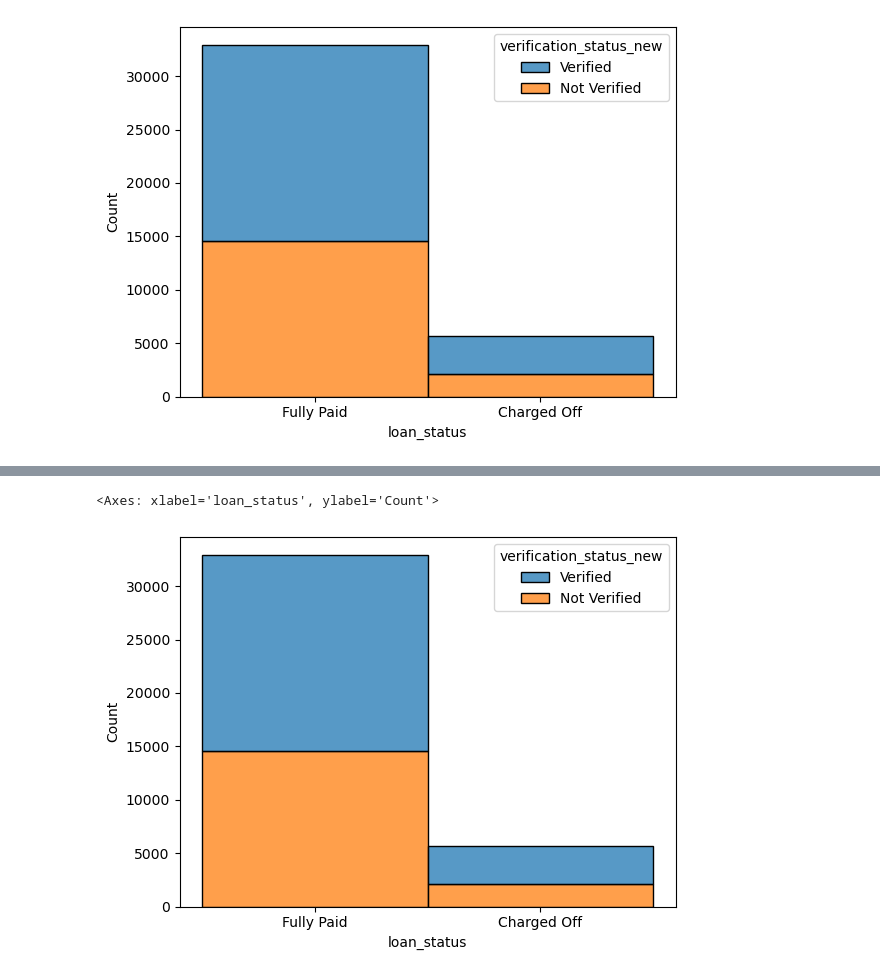
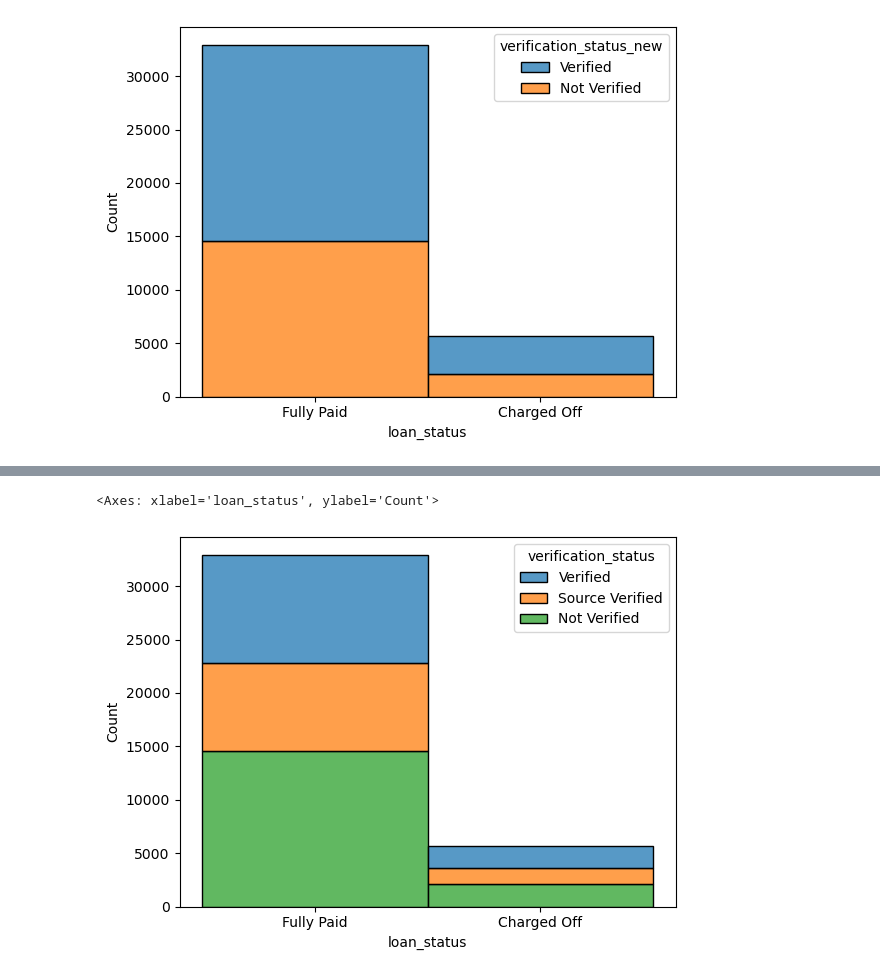
Before and after one commit to Mahalakshmi-Totad/lending_club_case_study, a Jupyter notebook: Solution.ipynb, the cells around one changed output, grey strips where cells are left out. Saved outputs shown, nothing was run; the diff lists cells and outputs as text; code cells hidden in the pictures.

Commit message:
column manupulation and graphs

```diff
--- a/Solution.ipynb
+++ b/Solution.ipynb
@@ -302,0 +278,2 @@ Name: int_rate, Length: 371, dtype: int64
+# %%
+df.int_rate = df.int_rate.astype("float64")
@@ -431,5 +432,5 @@ sns.histplot(binwidth=0.5, x=df['loan_status'], hue=df['grade'], data=df, stat="
 # %%
-sns.histplot(binwidth=0.5, x=df.loan_status, hue=df.verification_status_new, data=df, stat="count", multiple="stack")
+sns.histplot(binwidth=0.5, x=df.loan_status, hue=df.verification_status, data=df, stat="count", multiple="stack")
 # %% [output]
 <Axes: xlabel='loan_status', ylabel='Count'>
-[figure, old version]
+[figure, new version]
```
Also changed, not shown: parts of 17 cells of this notebook.
